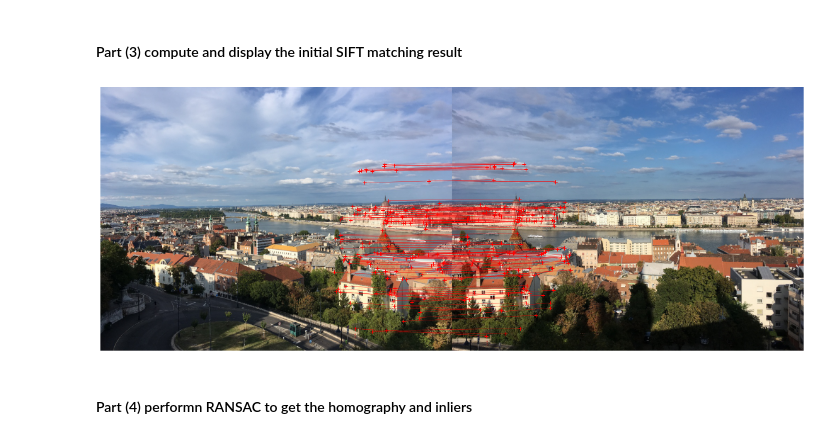
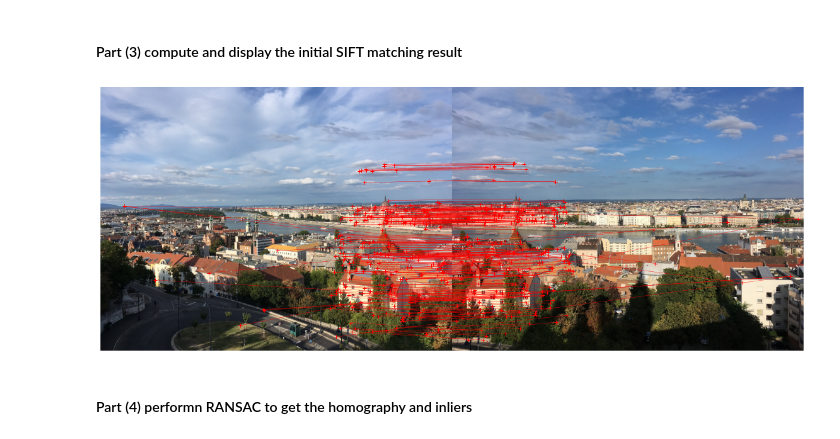
Before and after one commit to NickelLiang/ECE_Courses, a Jupyter notebook: ECE549/cv-sp21-mps/MP3/Q1/Q1_starter.ipynb, the cells around one changed output. Drawn from its saved outputs; the diff is of its cells as text; code cells hidden in the pictures.

```diff
--- a/ECE549/cv-sp21-mps/MP3/Q1/Q1_starter.ipynb
+++ b/ECE549/cv-sp21-mps/MP3/Q1/Q1_starter.ipynb
@@ -166,12 +126,12 @@ img2 = imread('./stitch/right.jpg')
 # %% [markdown]
 #### Part (3) compute and display the initial SIFT matching result
 # %%
-data = get_best_matches(img1, img2, 160)
+data = get_best_matches(img1, img2, 300)
 fig, ax = plt.subplots(figsize=(20,10))
 plot_inlier_matches(ax, img1, img2, data)
 fig.savefig('sift_match.png', bbox_inches='tight')
 # %% [output]
-[figure, old version]
+[figure, new version]
 # %% [markdown]
 #### Part (4) performn RANSAC to get the homography and inliers
 # %%
```
Also changed, not shown: parts of 2 cells of this notebook, 1 other file.
